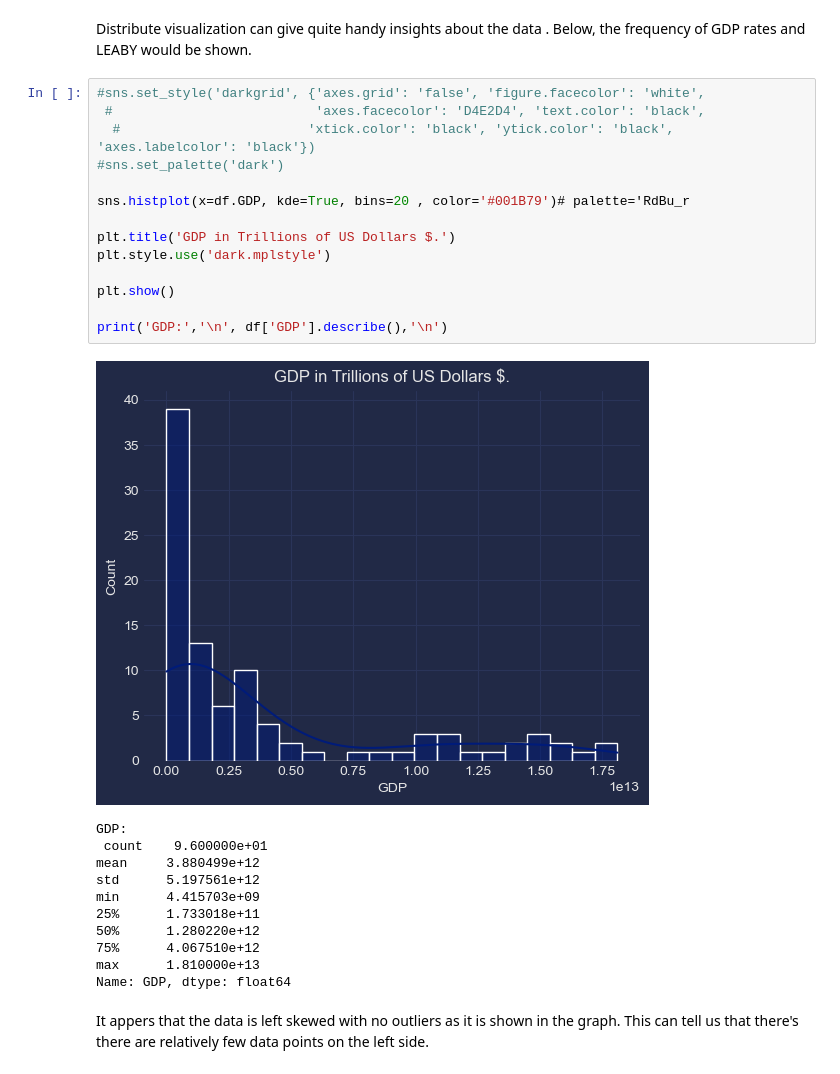
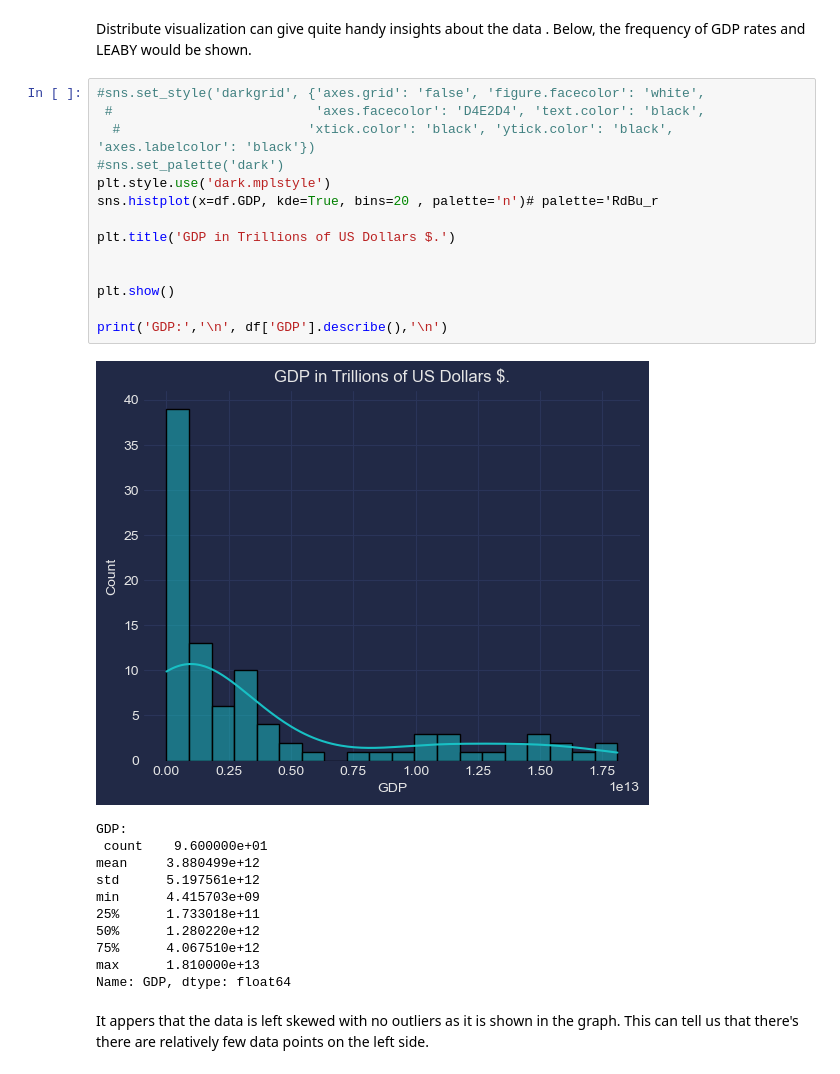
Before and after one commit to hsalnasi/Life-Expectancy-and-GDP-Analysis, a Jupyter notebook: life_expectancy_gdp.ipynb, the cells around one changed output. Cells and saved outputs as stored; diff of their text form.

```diff
--- a/life_expectancy_gdp.ipynb
+++ b/life_expectancy_gdp.ipynb
@@ -141,19 +141,19 @@ Distribute visualization can give quite handy insights about the data . Below, t
 # %%
 #sns.set_style('darkgrid', {'axes.grid': 'false', 'figure.facecolor': 'white',
  #                          'axes.facecolor': 'D4E2D4', 'text.color': 'black',
   #                        'xtick.color': 'black', 'ytick.color': 'black', 'axes.labelcolor': 'black'})
 #sns.set_palette('dark')
-
-sns.histplot(x=df.GDP, kde=True, bins=20 , color='#001B79')# palette='RdBu_r
+plt.style.use('dark.mplstyle')
+sns.histplot(x=df.GDP, kde=True, bins=20 , palette='n')# palette='RdBu_r
 
 plt.title('GDP in Trillions of US Dollars $.')
-plt.style.use('dark.mplstyle')
+
 
 plt.show()
 
 print('GDP:','\n', df['GDP'].describe(),'\n')
 # %% [output]
-[figure, old version]
+[figure, new version]
 GDP:
  count    9.600000e+01
 mean     3.880499e+12
```
Also changed, not shown: parts of 2 cells of this notebook, 1 other file.
